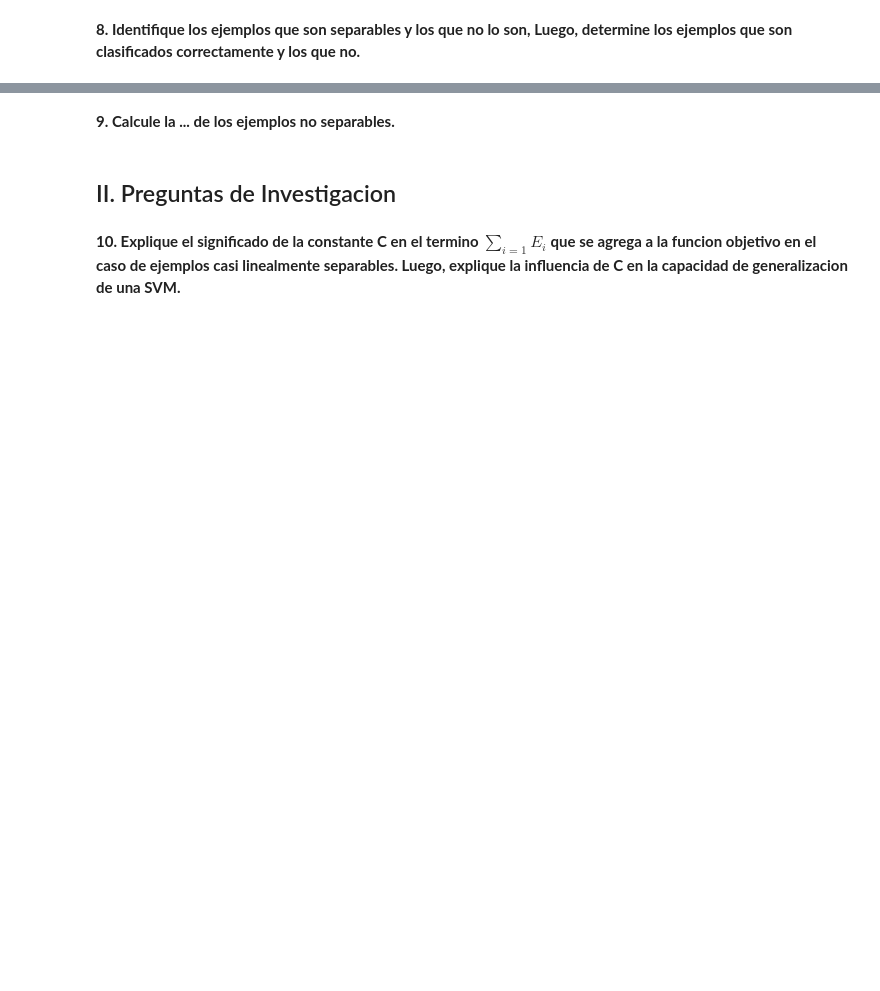
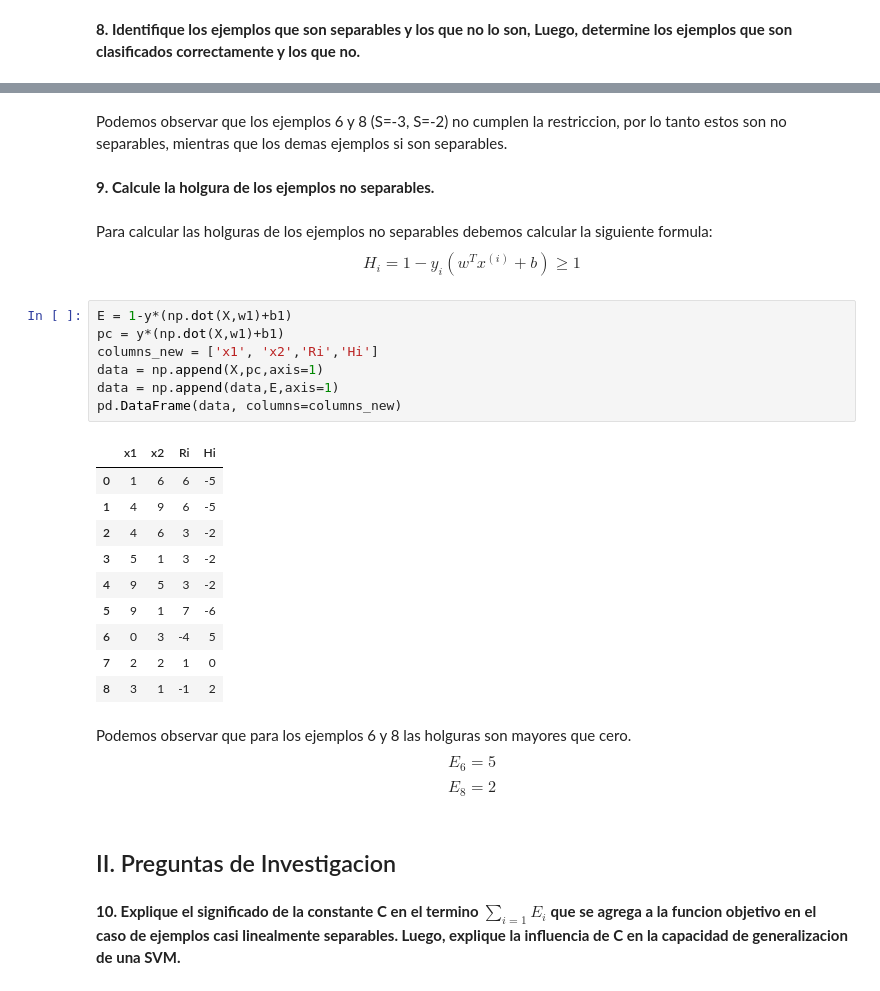
Before and after one commit to davidGCR/suport-vector-machines-analysis, a Jupyter notebook: David_Choqueluque.ipynb, the cells around one changed output, grey strips where cells are left out. Drawn from its saved outputs; the diff is of its cells as text; blank space fills up the shorter version.

```diff
--- a/David_Choqueluque.ipynb
+++ b/David_Choqueluque.ipynb
@@ -231,5 +314,33 @@ Sea el conjunto $$N = {((1, 6), −1),((4, 9), −1),((4, 6), −1),((5, 1), 1),
+# %% [markdown]
+Podemos observar que los ejemplos 6 y 8 (S=-3, S=-2)
+no cumplen la restriccion, por lo tanto estos son no separables, mientras que los demas ejemplos si son separables.
 # %% [markdown]
-**9. Calcule la ... de los ejemplos no separables.**
+**9. Calcule la holgura de los ejemplos no separables.**
+# %% [markdown]
+Para calcular las holguras de los ejemplos no separables debemos calcular la siguiente formula:
+$$H_i=1-y_i(w^T x^{(i)}+b) \geq 1$$
+# %%
+E = 1-y*(np.dot(X,w1)+b1)
+pc = y*(np.dot(X,w1)+b1)
+columns_new = ['x1', 'x2','Ri','Hi']
+data = np.append(X,pc,axis=1)
+data = np.append(data,E,axis=1)
+pd.DataFrame(data, columns=columns_new)
+# %% [output]
+|  | x1 | x2 | Ri | Hi |
+| 0 | 1 | 6 | 6 | -5 |
+| 1 | 4 | 9 | 6 | -5 |
+| 2 | 4 | 6 | 3 | -2 |
+| 3 | 5 | 1 | 3 | -2 |
+| 4 | 9 | 5 | 3 | -2 |
+| 5 | 9 | 1 | 7 | -6 |
+| 6 | 0 | 3 | -4 | 5 |
+| 7 | 2 | 2 | 1 | 0 |
+| 8 | 3 | 1 | -1 | 2 |
+# %% [markdown]
+Podemos observar que para los ejemplos 6 y 8 las holguras son mayores que cero.
+$$E_6 = 5$$
+$$E_8 = 2$$
 # %% [markdown]
 ## II. Preguntas de Investigacion
 # %% [markdown]
```
Also changed, not shown: parts of 39 cells of this notebook, 1 other file.
